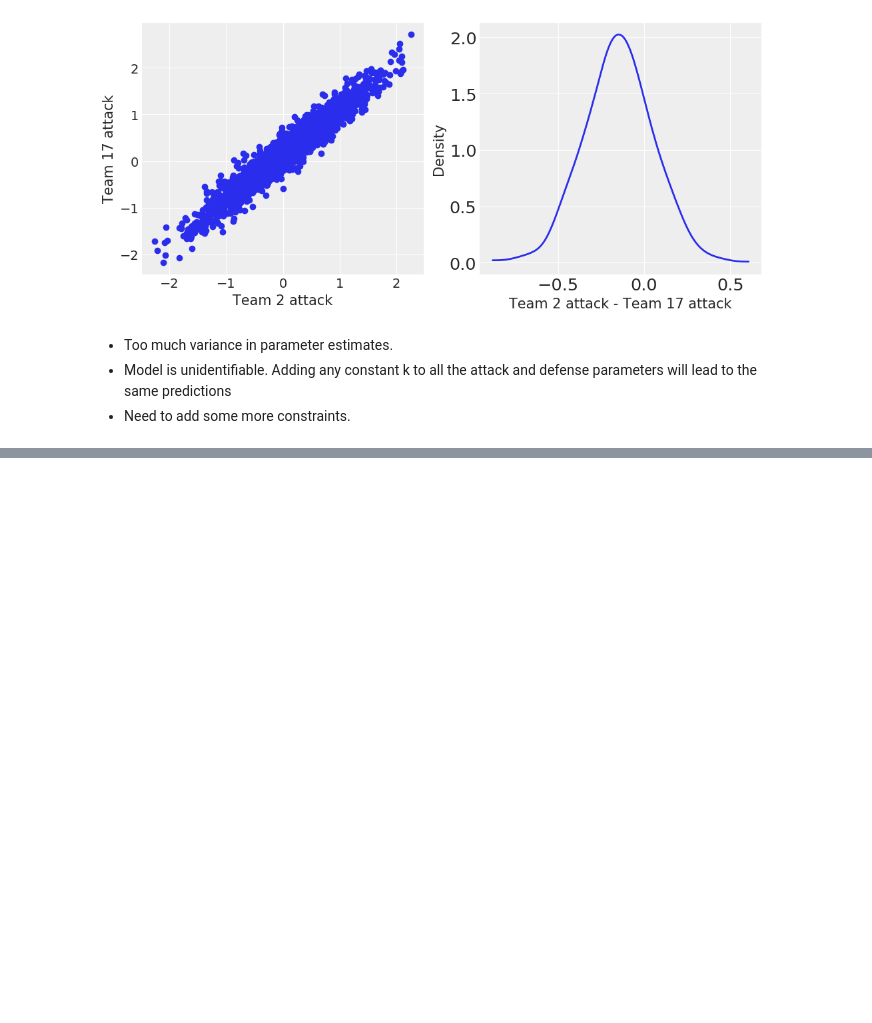
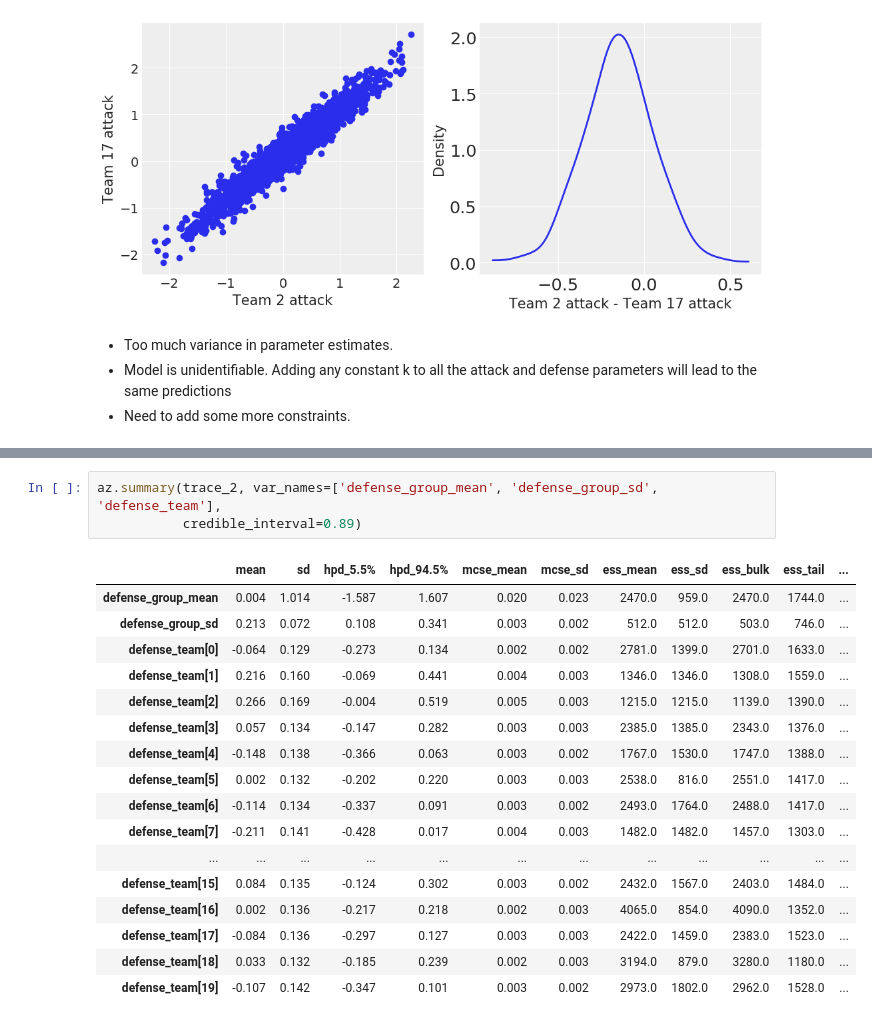
Before and after one commit to sagartomar/football-season-forecast, a Jupyter notebook: Modelling.ipynb, the cells around one changed output, grey strips where cells are left out. Drawn from its saved outputs; the diff is of its cells as text; blank space fills up the shorter version.

```diff
--- a/Modelling.ipynb
+++ b/Modelling.ipynb
@@ -158,0 +252,21 @@ Text(0, 0.5, 'Density')
+# %%
+az.summary(trace_2, var_names=['defense_group_mean', 'defense_group_sd', 'defense_team'],
+           credible_interval=0.89)
+# %% [output]
+|  | mean | sd | hpd_5.5% | hpd_94.5% | mcse_mean | mcse_sd | ess_mean | ess_sd | ess_bulk | ess_tail | ... |
+| defense_group_mean | 0.004 | 1.014 | -1.587 | 1.607 | 0.020 | 0.023 | 2470.0 | 959.0 | 2470.0 | 1744.0 | ... |
+| defense_group_sd | 0.213 | 0.072 | 0.108 | 0.341 | 0.003 | 0.002 | 512.0 | 512.0 | 503.0 | 746.0 | ... |
+| defense_team[0] | -0.064 | 0.129 | -0.273 | 0.134 | 0.002 | 0.002 | 2781.0 | 1399.0 | 2701.0 | 1633.0 | ... |
+| defense_team[1] | 0.216 | 0.160 | -0.069 | 0.441 | 0.004 | 0.003 | 1346.0 | 1346.0 | 1308.0 | 1559.0 | ... |
+| defense_team[2] | 0.266 | 0.169 | -0.004 | 0.519 | 0.005 | 0.003 | 1215.0 | 1215.0 | 1139.0 | 1390.0 | ... |
+| defense_team[3] | 0.057 | 0.134 | -0.147 | 0.282 | 0.003 | 0.003 | 2385.0 | 1385.0 | 2343.0 | 1376.0 | ... |
+| defense_team[4] | -0.148 | 0.138 | -0.366 | 0.063 | 0.003 | 0.002 | 1767.0 | 1530.0 | 1747.0 | 1388.0 | ... |
+| defense_team[5] | 0.002 | 0.132 | -0.202 | 0.220 | 0.003 | 0.003 | 2538.0 | 816.0 | 2551.0 | 1417.0 | ... |
+| defense_team[6] | -0.114 | 0.134 | -0.337 | 0.091 | 0.003 | 0.002 | 2493.0 | 1764.0 | 2488.0 | 1417.0 | ... |
+| defense_team[7] | -0.211 | 0.141 | -0.428 | 0.017 | 0.004 | 0.003 | 1482.0 | 1482.0 | 1457.0 | 1303.0 | ... |
+| ... | ... | ... | ... | ... | ... | ... | ... | ... | ... | ... | ... |
+| defense_team[15] | 0.084 | 0.135 | -0.124 | 0.302 | 0.003 | 0.002 | 2432.0 | 1567.0 | 2403.0 | 1484.0 | ... |
+| defense_team[16] | 0.002 | 0.136 | -0.217 | 0.218 | 0.002 | 0.003 | 4065.0 | 854.0 | 4090.0 | 1352.0 | ... |
+| defense_team[17] | -0.084 | 0.136 | -0.297 | 0.127 | 0.003 | 0.003 | 2422.0 | 1459.0 | 2383.0 | 1523.0 | ... |
+| defense_team[18] | 0.033 | 0.132 | -0.185 | 0.239 | 0.002 | 0.003 | 3194.0 | 879.0 | 3280.0 | 1180.0 | ... |
+| defense_team[19] | -0.107 | 0.142 | -0.347 | 0.101 | 0.003 | 0.002 | 2973.0 | 1802.0 | 2962.0 | 1528.0 | ... |
```
Also changed, not shown: parts of 5 cells of this notebook.
